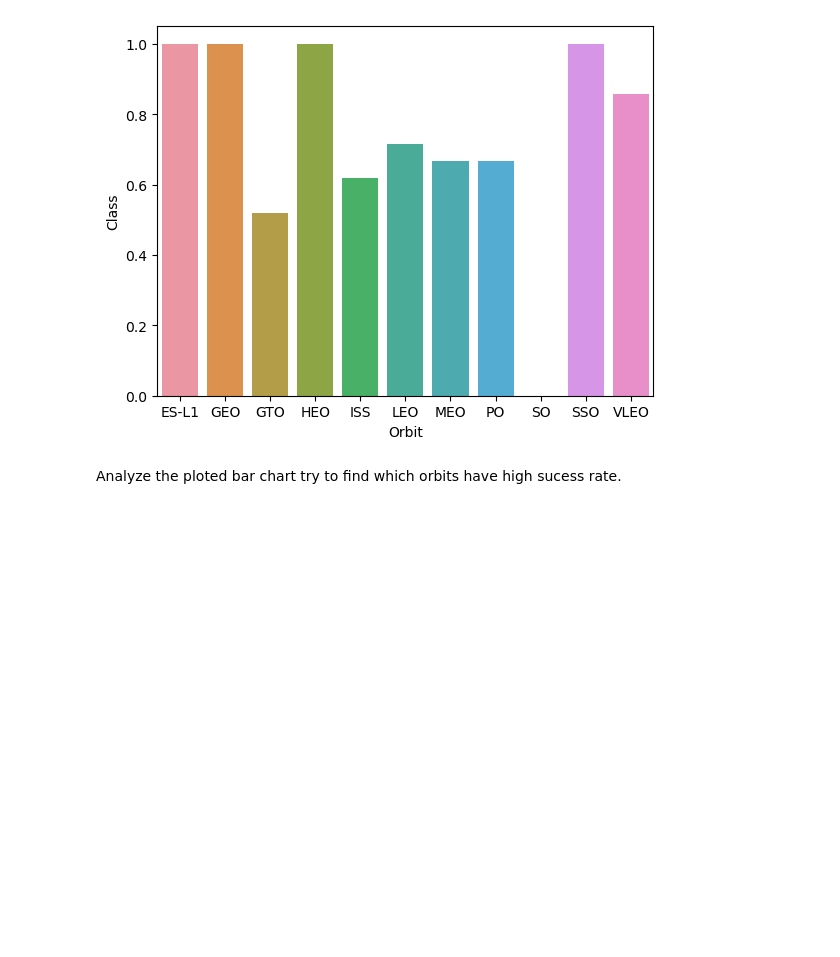
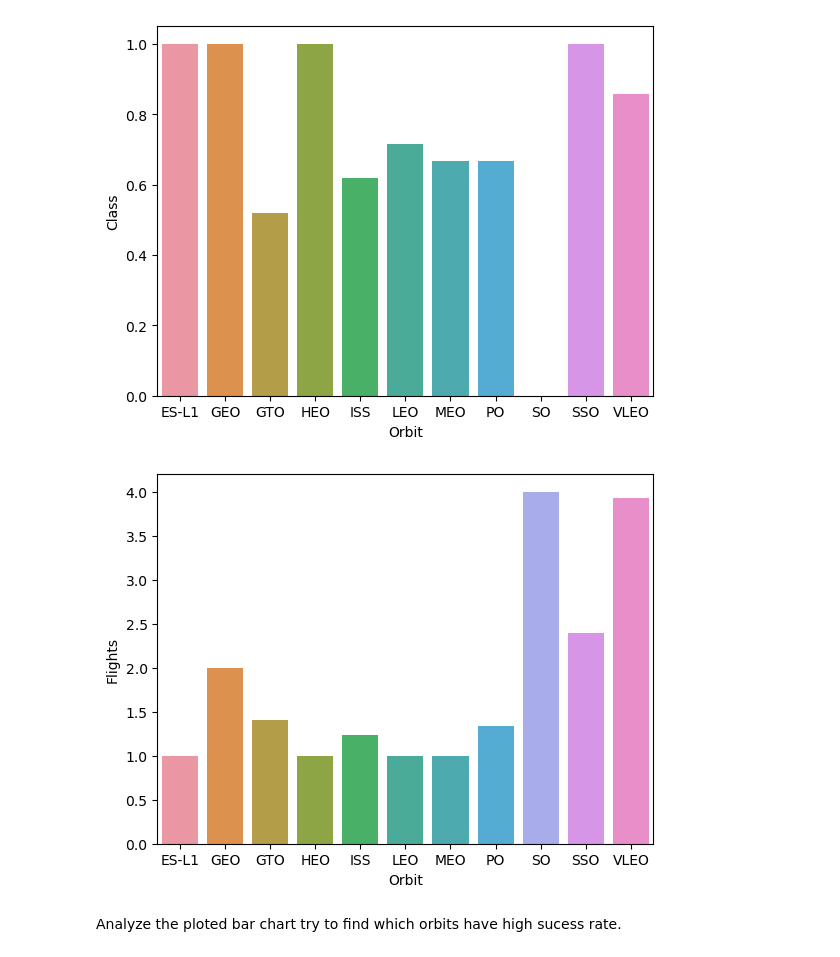
Before and after one commit to Emonskywalker/IBM-Watson-Capstone, a Jupyter notebook: EDA with Visualization lab.ipynb, the cells around one changed output. Saved outputs shown, nothing was run; the diff lists cells and outputs as text; code cells hidden in the pictures; blank space fills up the shorter version.

```diff
--- a/EDA with Visualization lab.ipynb
+++ b/EDA with Visualization lab.ipynb
@@ -138,6 +174,12 @@ sns.barplot(data=df1, x= 'Orbit', y="Class")
 plt.show()
 # %% [output]
 [figure]
+# %%
+# HINT use groupby method on Orbit column and get the mean of Class column
+sns.barplot(data=df1, x= 'Orbit', y="Flights")
+plt.show()
+# %% [output]
+[figure, added]
 # %% [markdown]
 Analyze the ploted bar chart try to find which orbits have high sucess rate.
 # %% [markdown]
```
Also changed, not shown: parts of 8 cells of this notebook, 2 other files.
